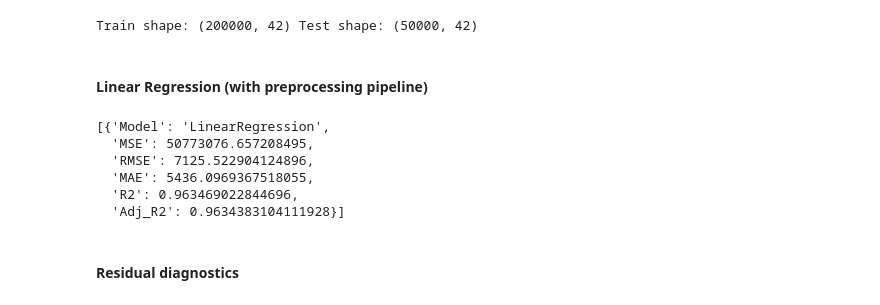
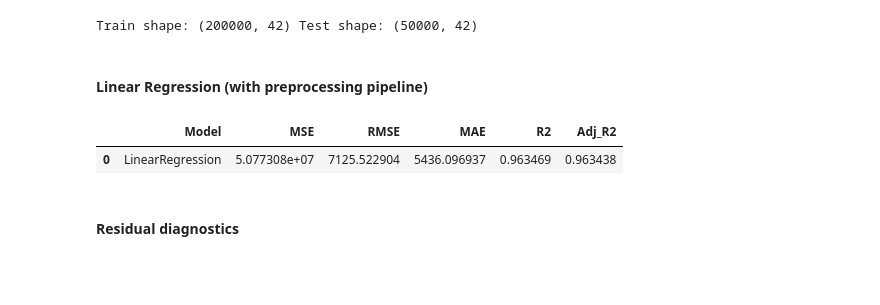
Before and after one commit to mdmohsin212/Kaggle-competitions, a Jupyter notebook: Employee Salary Prediction/model/Salary_prediction.ipynb, the cells around one changed output. Cells and saved outputs as stored; diff of their text form; code cells hidden in the pictures; blank space fills up the shorter version.

```diff
--- a/Employee Salary Prediction/model/Salary_prediction.ipynb
+++ b/Employee Salary Prediction/model/Salary_prediction.ipynb
@@ -211,15 +211,12 @@ y_pred_linear = linear_pipeline.predict(x_test)
 # %%
 results = []
 
 results.append(eval_regression(y_test, y_pred_linear, n_feature=x_test.shape[1], name="LinearRegression"))
-display(results)
+
+pd.DataFrame(results)
 # %% [output]
-[{'Model': 'LinearRegression',
-  'MSE': 50773076.657208495,
-  'RMSE': 7125.522904124896,
-  'MAE': 5436.0969367518055,
-  'R2': 0.963469022844696,
-  'Adj_R2': 0.9634383104111928}]
+|  | Model | MSE | RMSE | MAE | R2 | Adj_R2 |
+| 0 | LinearRegression | 5.077308e+07 | 7125.522904 | 5436.096937 | 0.963469 | 0.963438 |
 # %% [markdown]
 #### Residual diagnostics
 # %%
```
Also changed, not shown: parts of 12 cells of this notebook.
